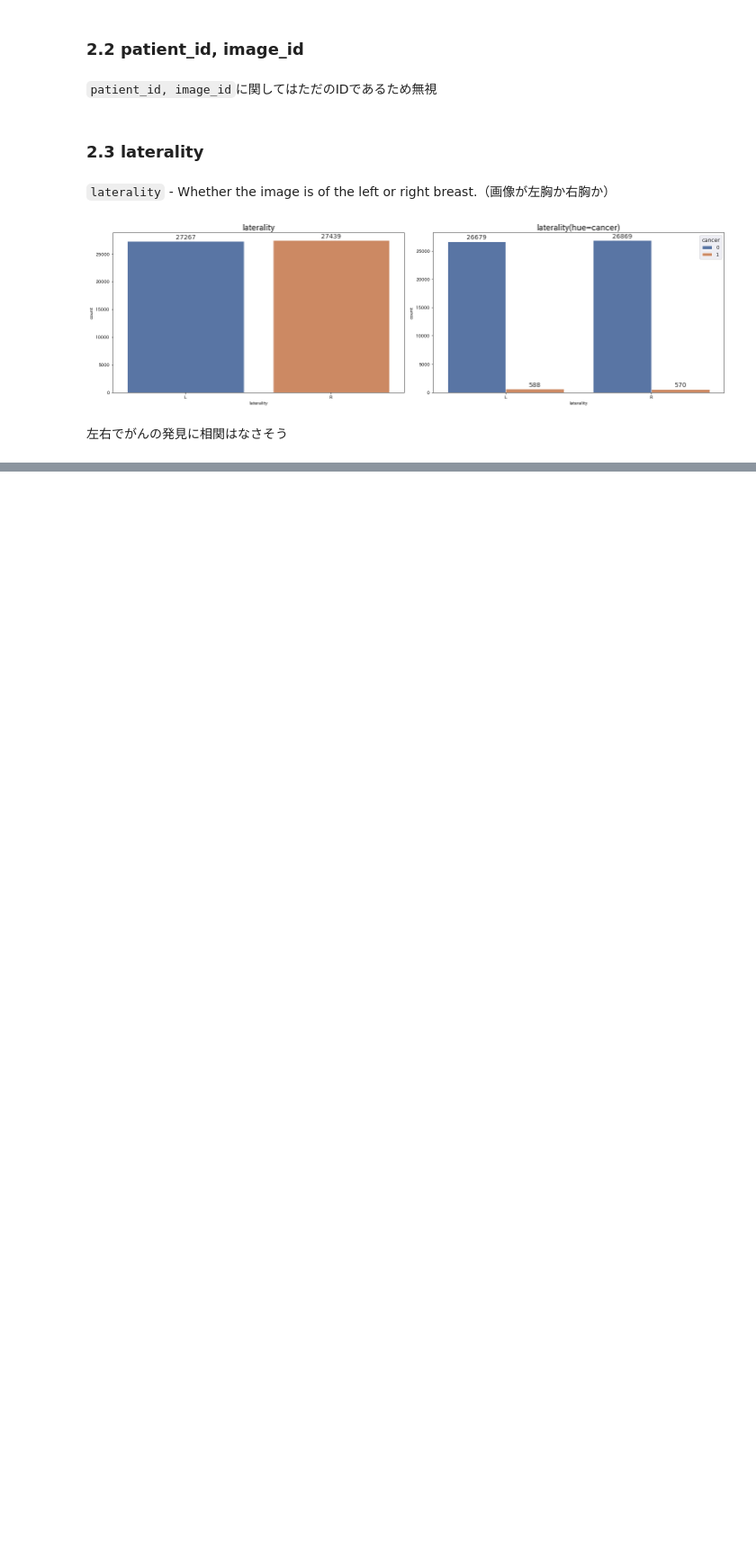
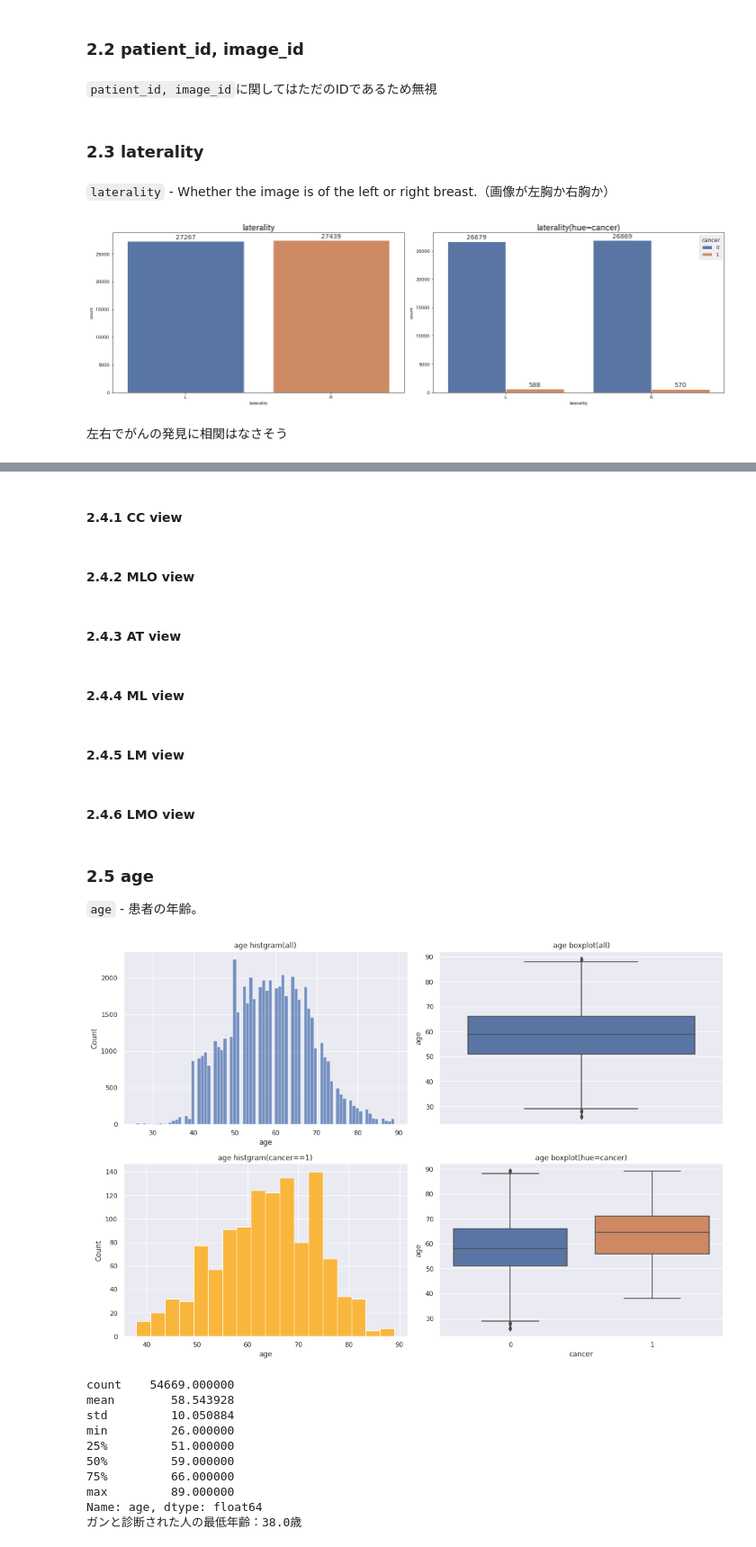
Before and after one commit to sanma-1230/kaggle-competition-rsna, a Jupyter notebook: rsna-eda.ipynb, the cells around one changed output, grey strips where cells are left out. Shown at 90% size. Drawn from its saved outputs; the diff is of its cells as text; code cells hidden in the pictures; blank space fills up the shorter version.

```diff
--- a/rsna-eda.ipynb
+++ b/rsna-eda.ipynb
@@ -281,0 +379,46 @@ plt.show()
+# %% [markdown]
+#### 2.4.1 CC view
+# %% [markdown]
+#### 2.4.2 MLO view
+# %% [markdown]
+#### 2.4.3 AT view
+# %% [markdown]
+#### 2.4.4 ML view
+# %% [markdown]
+#### 2.4.5 LM view
+# %% [markdown]
+#### 2.4.6 LMO view
+# %% [markdown]
+### 2.5 age
+`age` - 患者の年齢。
+# %%
+fig ,axs = plt.subplots(nrows=2, ncols=2, figsize=(15,10), tight_layout=True)
+axs = axs.flatten()
+sns.histplot(data=train, x='age', ax=axs[0])
+axs[0].set_title('age histgram(all)')
+
+sns.boxplot(data=train, y='age', ax=axs[1])
+axs[1].set_title('age boxplot(all)')
+
+sns.histplot(data=train[train.cancer==1], x='age', ax=axs[2], color='orange')
+axs[2].set_title('age histgram(cancer==1)')
+
+sns.boxplot(data=train, y='age' , ax=axs[3], x='cancer' )
+axs[3].set_title('age boxplot(hue=cancer)')
+
+plt.show()
+
+print(train.age.describe())
+print(f'ガンと診断された人の最低年齢：{train[train.cancer==1].age.min()}歳')
+# %% [output]
+[figure, added]
+count    54669.000000
+mean        58.543928
+std         10.050884
+min         26.000000
+25%         51.000000
+50%         59.000000
+75%         66.000000
+max         89.000000
+Name: age, dtype: float64
+ガンと診断された人の最低年齢：38.0歳
```
Also changed, not shown: parts of 11 cells of this notebook.
